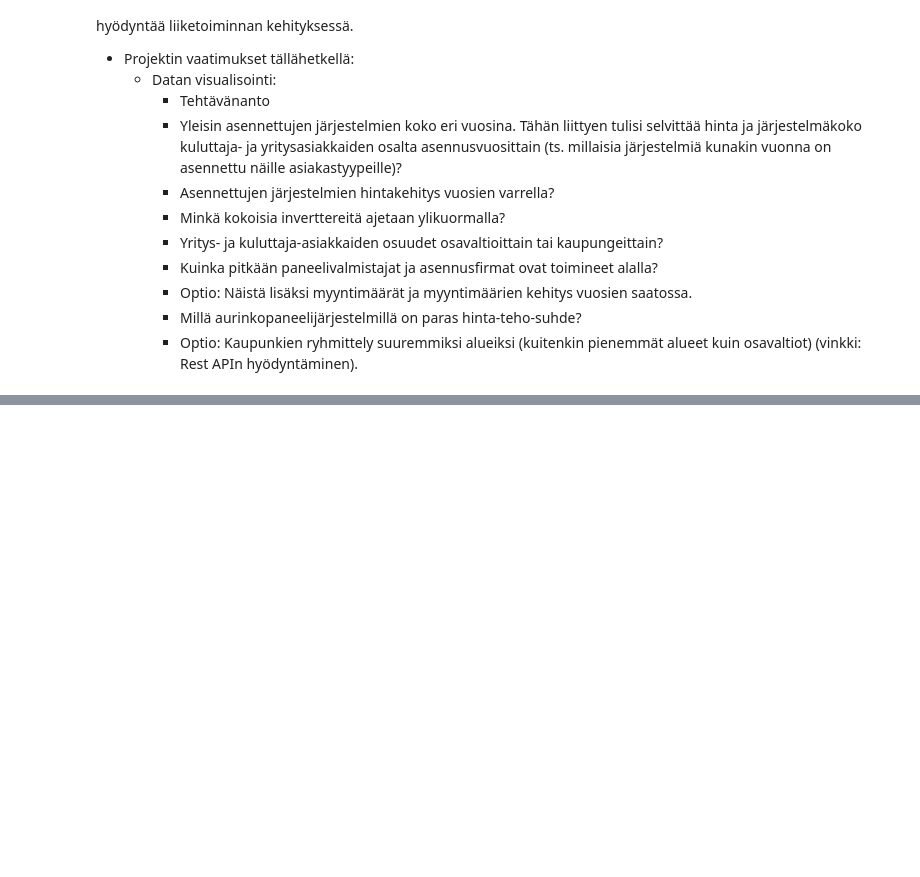
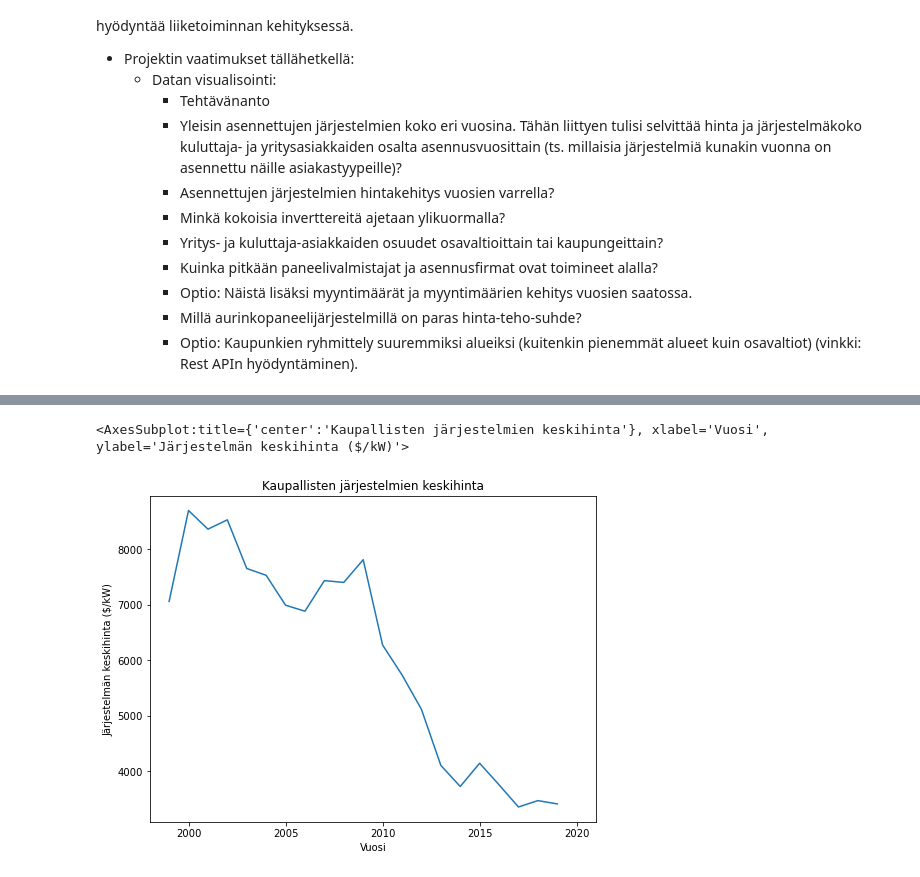
Before and after one commit to klehik/AI-DA-Projekti, a Jupyter notebook: Solar-dataset-group2.ipynb, the cells around one changed output, grey strips where cells are left out. Cells and saved outputs as stored; diff of their text form; code cells hidden in the pictures; blank space fills up the shorter version.

```diff
--- a/Solar-dataset-group2.ipynb
+++ b/Solar-dataset-group2.ipynb
@@ -24,0 +67,14 @@ Asiakas haluaa maksimoida tuotot, tehostaa liiketoimintamallia ja myös mahdolli
+# %%
+com2.plot(
+    y='average_price_per_kw',
+    kind='line', xlabel='Vuosi',
+    ylabel='Järjestelmän keskihinta ($/kW)',
+    title='Kaupallisten järjestelmien keskihinta',
+    figsize=(8,6),
+    use_index=True,
+    legend=False,
+    xlim=(1998,2021)
+)
+# %% [output]
+<AxesSubplot:title={'center':'Kaupallisten järjestelmien keskihinta'}, xlabel='Vuosi', ylabel='Järjestelmän keskihinta ($/kW)'>
+[figure, added]
```
Also changed, not shown: parts of 10 cells of this notebook.
